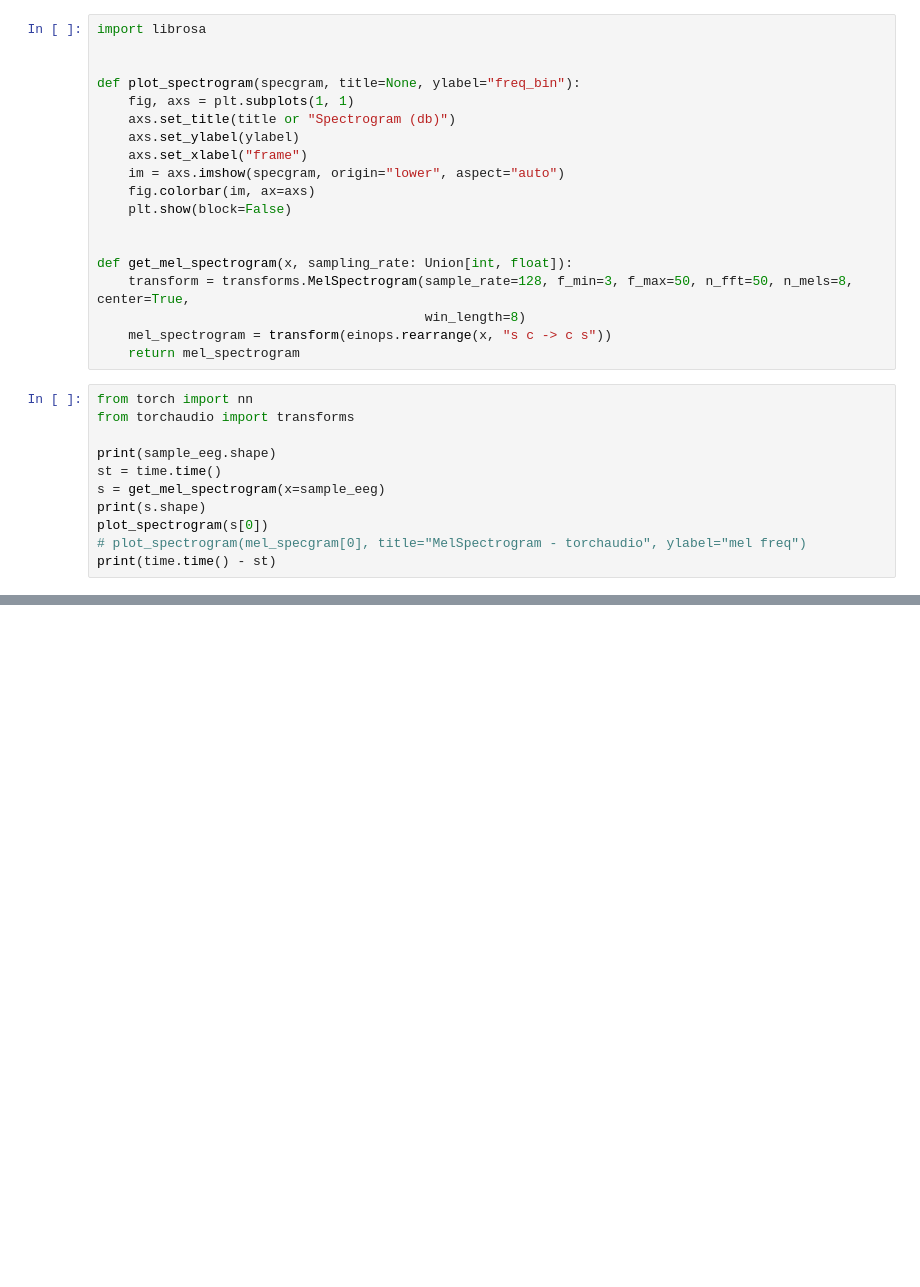
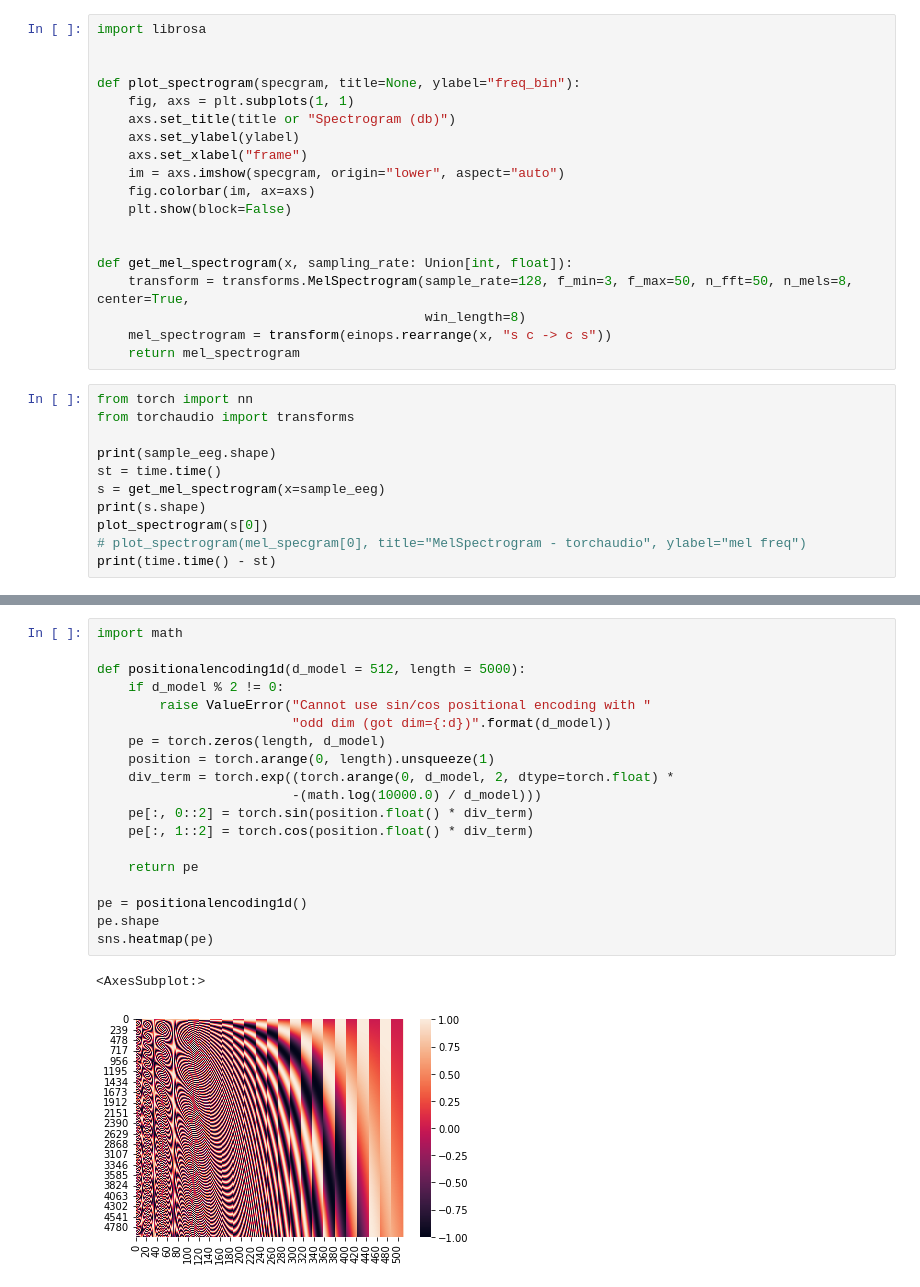
Before and after one commit to rom42pla/sateer, a Jupyter notebook: tests.ipynb, the cells around one changed output, grey strips where cells are left out. Cells and saved outputs as stored; diff of their text form; blank space fills up the shorter version.

```diff
--- a/tests.ipynb
+++ b/tests.ipynb
@@ -93,0 +124,22 @@ print(time.time() - st)
+# %%
+import math
+
+def positionalencoding1d(d_model = 512, length = 5000):
+    if d_model % 2 != 0:
+        raise ValueError("Cannot use sin/cos positional encoding with "
+                         "odd dim (got dim={:d})".format(d_model))
+    pe = torch.zeros(length, d_model)
+    position = torch.arange(0, length).unsqueeze(1)
+    div_term = torch.exp((torch.arange(0, d_model, 2, dtype=torch.float) *
+                         -(math.log(10000.0) / d_model)))
+    pe[:, 0::2] = torch.sin(position.float() * div_term)
+    pe[:, 1::2] = torch.cos(position.float() * div_term)
+
+    return pe
+
+pe = positionalencoding1d()
+pe.shape
+sns.heatmap(pe)
+# %% [output]
+<AxesSubplot:>
+[figure, added]
```
Also changed, not shown: parts of 2 cells of this notebook, 3 other files.
